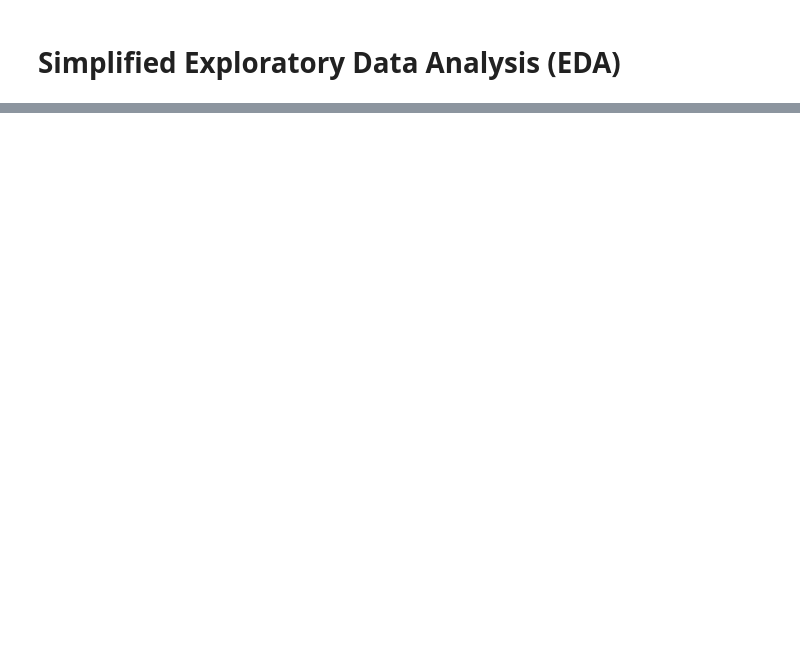
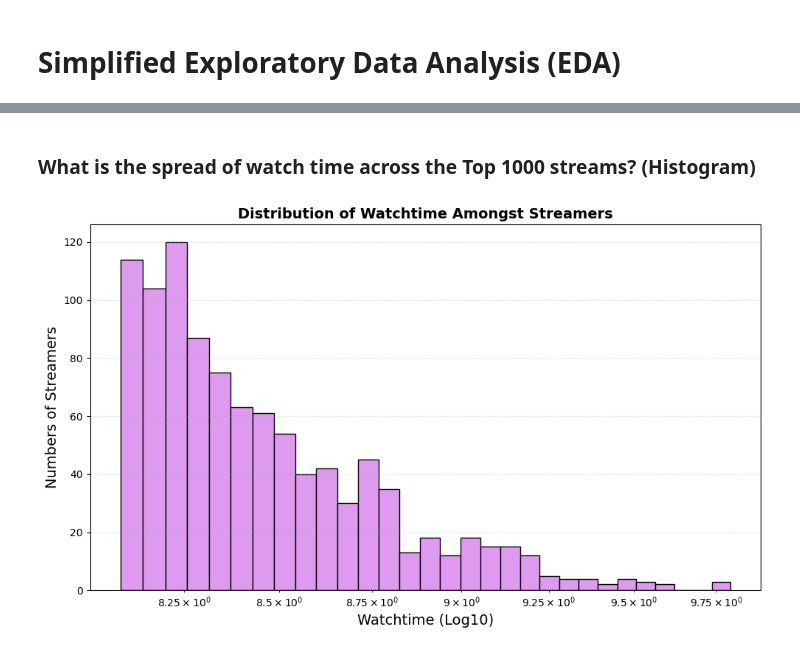
Before and after one commit to IT2053C-Gilany/final-project-martinbv99, a Jupyter notebook: final-projectMartinez.ipynb, the cells around one changed output, grey strips where cells are left out. Cells and saved outputs as stored; diff of their text form; code cells hidden in the pictures; blank space fills up the shorter version.

```diff
--- a/final-projectMartinez.ipynb
+++ b/final-projectMartinez.ipynb
@@ -156,3 +144,24 @@ fig = px.scatter(
 )
 
 fig.show()
+# %% [markdown]
+### What is the spread of watch time across the Top 1000 streams? (Histogram)
+# %%
+watchtime = df["Watch time(Minutes)"]
+
+log_watchtime = np.log10(watchtime)
+
+fig, ax = plt.subplots(figsize=(10, 6))
+plt.hist(log_watchtime, bins=30, color= "#DD9AEE", edgecolor='black')
+
+ax.set_xscale('log')
+
+plt.title('Distribution of Watchtime Amongst Streamers', fontsize=14, fontweight='bold')
+plt.xlabel('Watchtime (Log10)', fontsize=14)
+plt.ylabel('Numbers of Streamers', fontsize=14)
+ax.grid(True, alpha=0.3, axis = 'y',  linestyle = '--')
+
+plt.tight_layout()
+plt.show()
+# %% [output]
+[figure, added]
```
Also changed, not shown: parts of 3 cells of this notebook.
